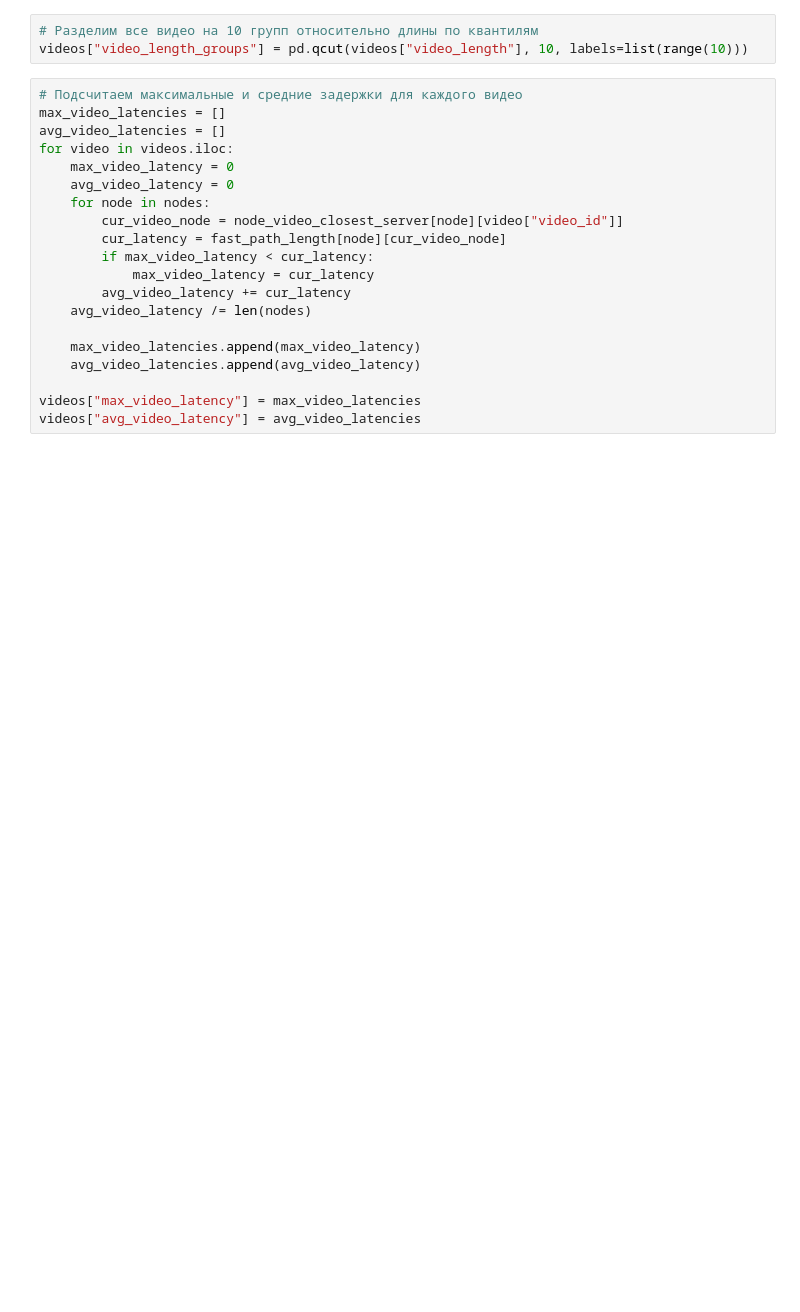
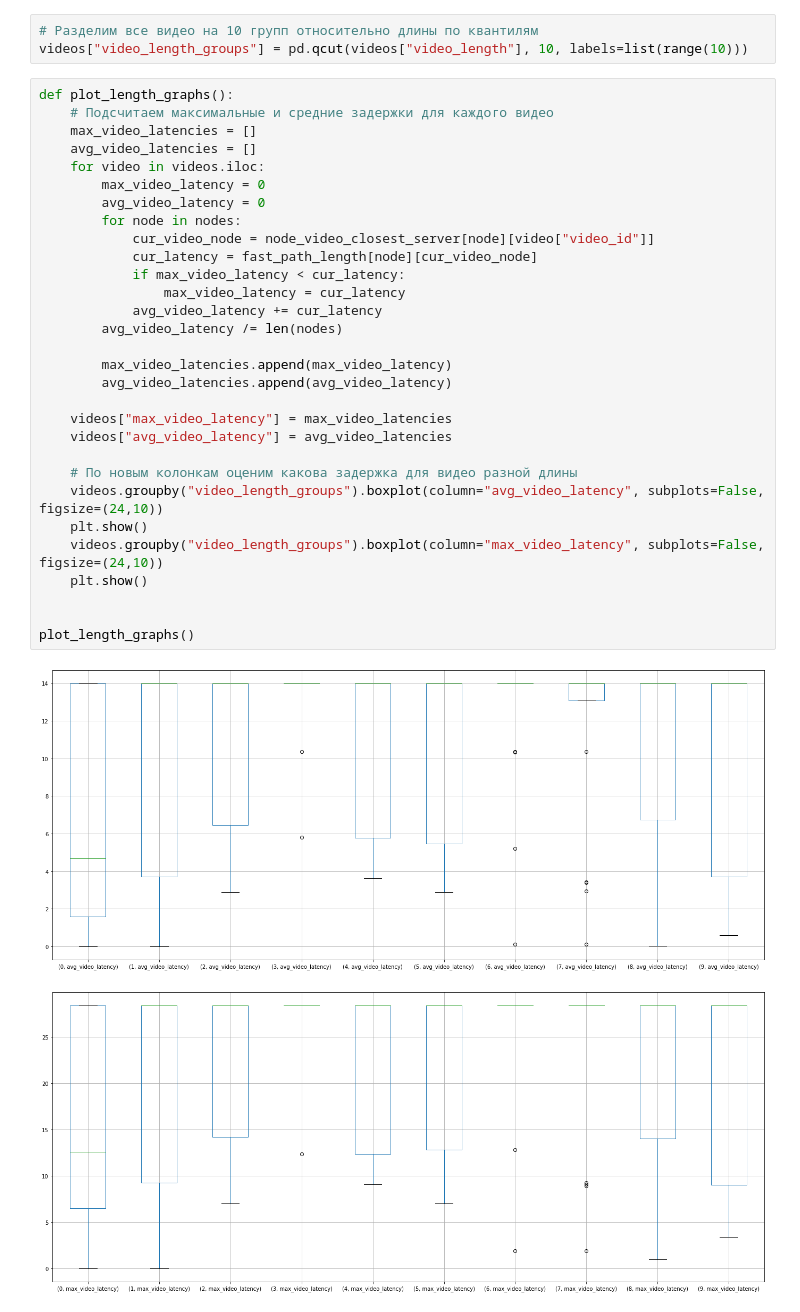
Before and after one commit to error1707/course_work, a Jupyter notebook: algos.ipynb, the cells around one changed output. Saved outputs shown, nothing was run; the diff lists cells and outputs as text; blank space fills up the shorter version.

Commit message:
Add length to algorithm

```diff
--- a/algos.ipynb
+++ b/algos.ipynb
@@ -272,22 +281,35 @@ plt.show()
 # Разделим все видео на 10 групп относительно длины по квантилям
 videos["video_length_groups"] = pd.qcut(videos["video_length"], 10, labels=list(range(10)))
 # %%
-# Подсчитаем максимальные и средние задержки для каждого видео
-max_video_latencies = []
-avg_video_latencies = []
-for video in videos.iloc:
-    max_video_latency = 0
-    avg_video_latency = 0
-    for node in nodes:
-        cur_video_node = node_video_closest_server[node][video["video_id"]]
-        cur_latency = fast_path_length[node][cur_video_node]
-        if max_video_latency < cur_latency:
-            max_video_latency = cur_latency
-        avg_video_latency += cur_latency
-    avg_video_latency /= len(nodes)
+def plot_length_graphs():
+    # Подсчитаем максимальные и средние задержки для каждого видео
+    max_video_latencies = []
+    avg_video_latencies = []
+    for video in videos.iloc:
+        max_video_latency = 0
+        avg_video_latency = 0
+        for node in nodes:
+            cur_video_node = node_video_closest_server[node][video["video_id"]]
+            cur_latency = fast_path_length[node][cur_video_node]
+            if max_video_latency < cur_latency:
+                max_video_latency = cur_latency
+            avg_video_latency += cur_latency
+        avg_video_latency /= len(nodes)
 
-    max_video_latencies.append(max_video_latency)
-    avg_video_latencies.append(avg_video_latency)
+        max_video_latencies.append(max_video_latency)
+        avg_video_latencies.append(avg_video_latency)
 
-videos["max_video_latency"] = max_video_latencies
-videos["avg_video_latency"] = avg_video_latencies
+    videos["max_video_latency"] = max_video_latencies
+    videos["avg_video_latency"] = avg_video_latencies
+
+    # По новым колонкам оценим какова задержка для видео разной длины
+    videos.groupby("video_length_groups").boxplot(column="avg_video_latency", subplots=False, figsize=(24,10))
+    plt.show()
+    videos.groupby("video_length_groups").boxplot(column="max_video_latency", subplots=False, figsize=(24,10))
+    plt.show()
+
+
+plot_length_graphs()
+# %% [output]
+[figure, added]
+[figure, added]
```
Also changed, not shown: parts of 12 cells of this notebook.
